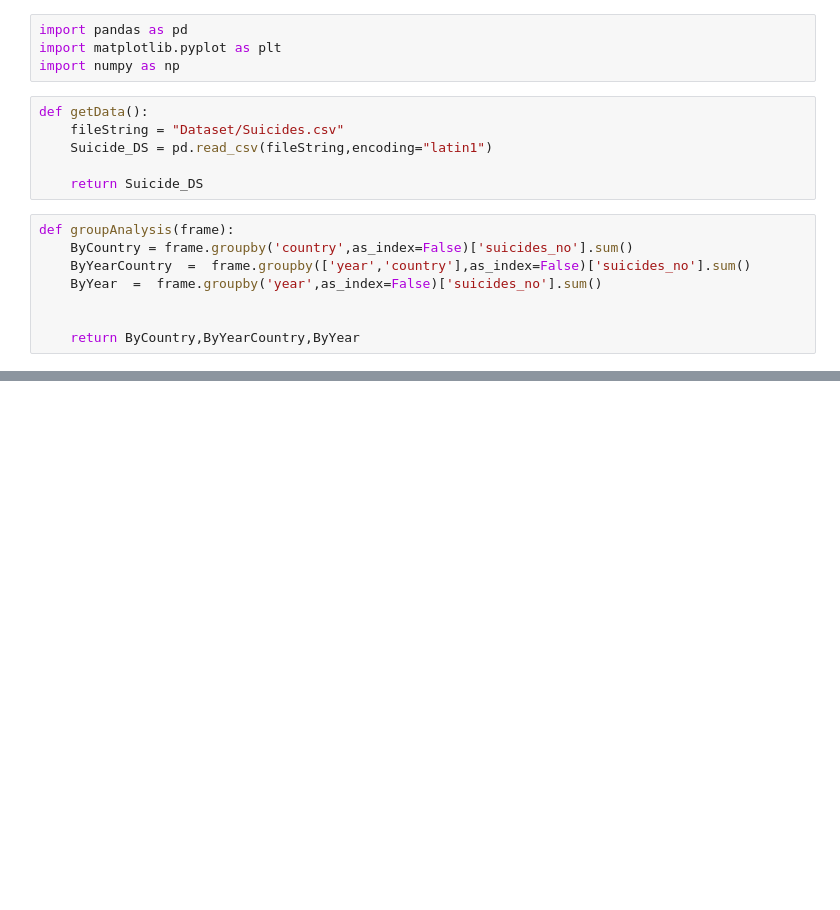
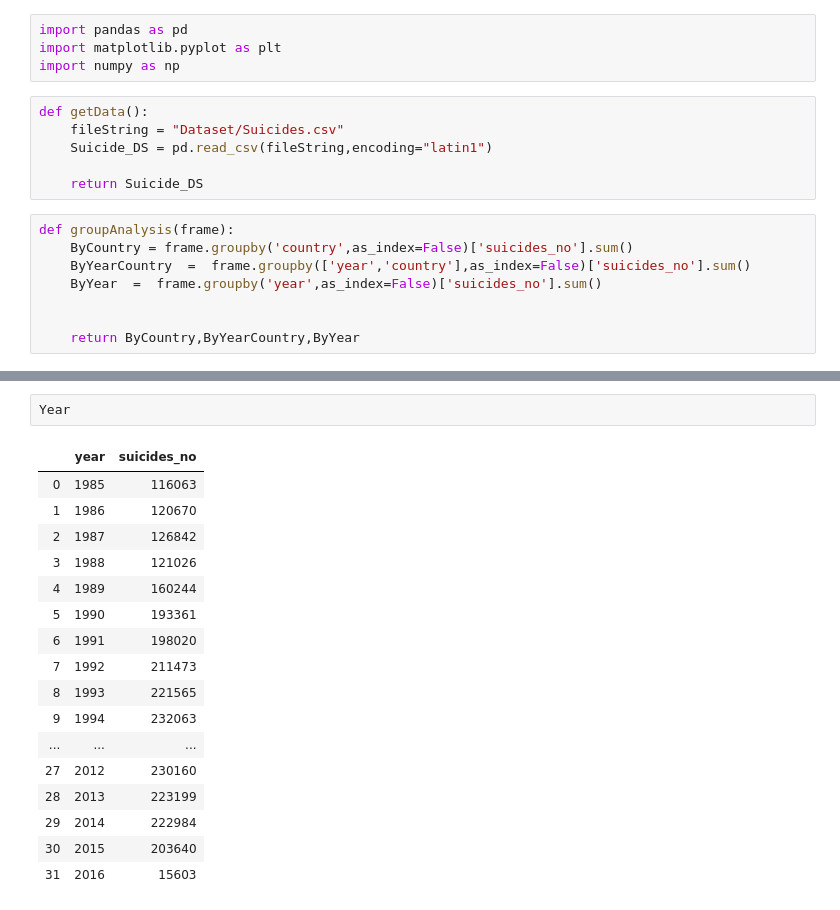
Before and after one commit to FelipeNicolettiRMario/Data-Science-Curso, a Jupyter notebook: Analise Suicidio/Data_Analysis.ipynb, the cells around one changed output, grey strips where cells are left out. Saved outputs shown, nothing was run; the diff lists cells and outputs as text; blank space fills up the shorter version.

```diff
--- a/Analise Suicidio/Data_Analysis.ipynb
+++ b/Analise Suicidio/Data_Analysis.ipynb
@@ -63,0 +49,20 @@ Argument for chart generationyear
+# %%
+Year
+# %% [output]
+|  | year | suicides_no |
+| 0 | 1985 | 116063 |
+| 1 | 1986 | 120670 |
+| 2 | 1987 | 126842 |
+| 3 | 1988 | 121026 |
+| 4 | 1989 | 160244 |
+| 5 | 1990 | 193361 |
+| 6 | 1991 | 198020 |
+| 7 | 1992 | 211473 |
+| 8 | 1993 | 221565 |
+| 9 | 1994 | 232063 |
+| ... | ... | ... |
+| 27 | 2012 | 230160 |
+| 28 | 2013 | 223199 |
+| 29 | 2014 | 222984 |
+| 30 | 2015 | 203640 |
+| 31 | 2016 | 15603 |
```
Also changed, not shown: parts of 3 cells of this notebook.
